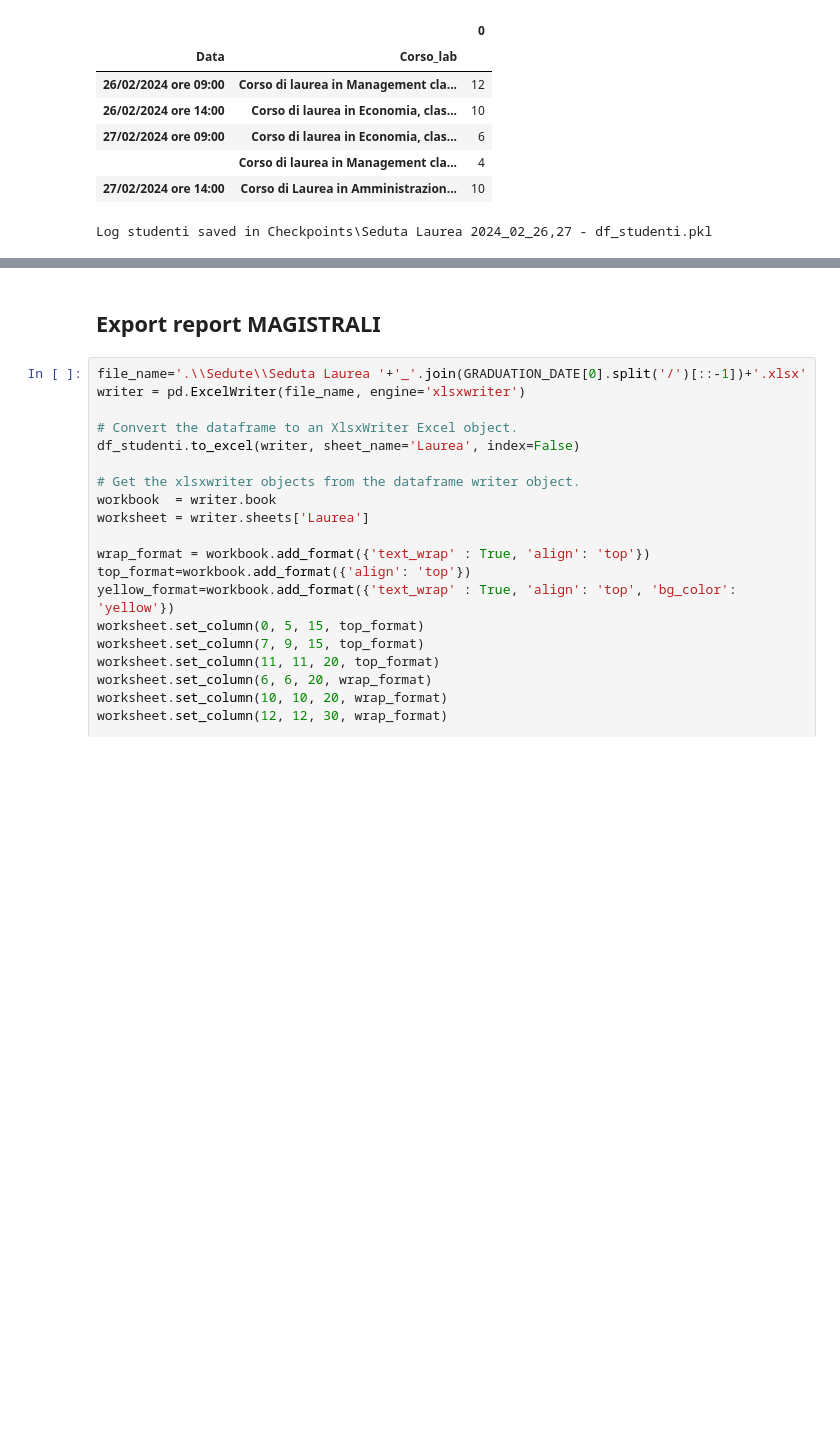
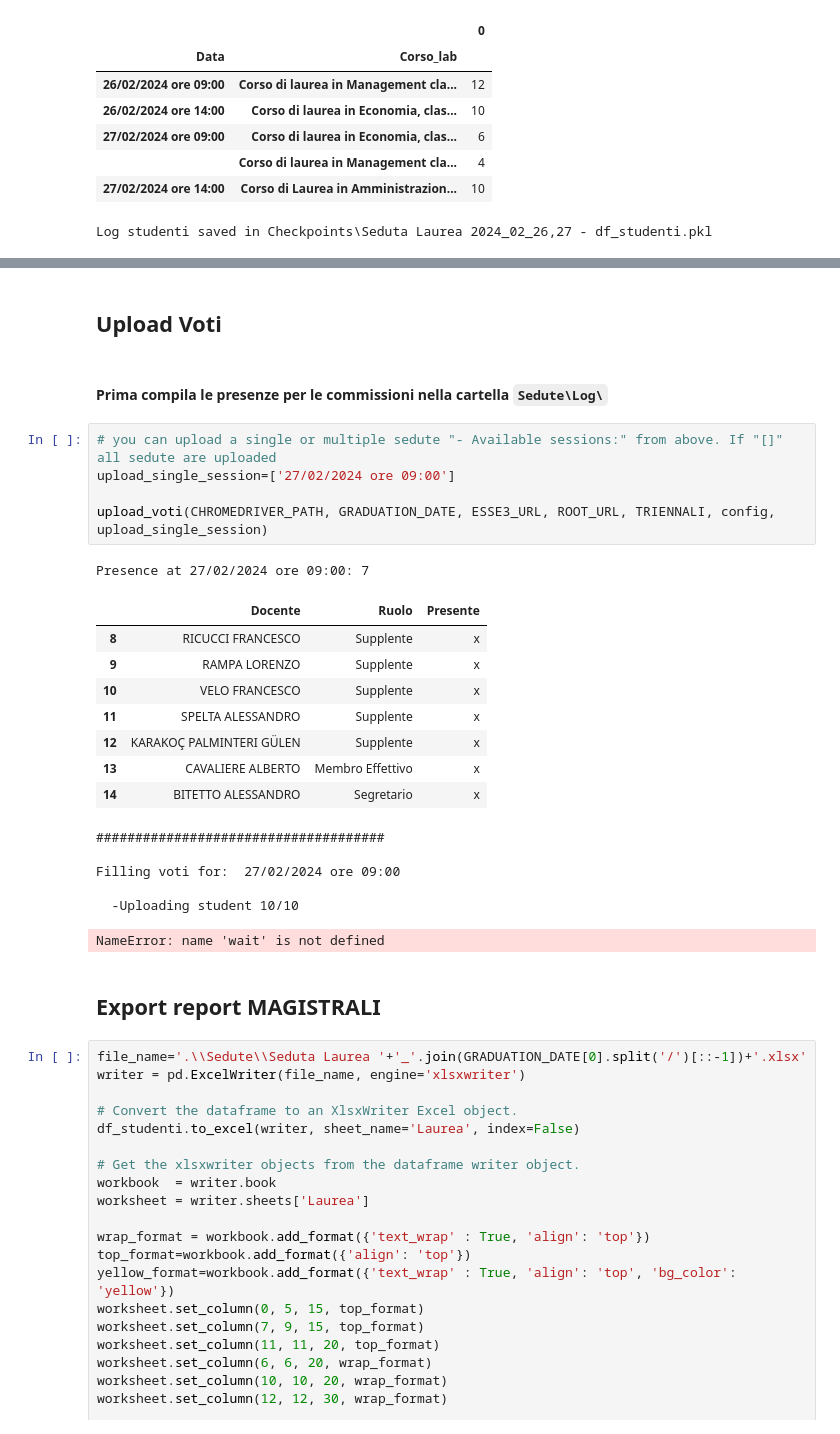
Before and after one commit to AleBitetto/Tool-sedute-laurea, a Jupyter notebook: Download lista studenti and upload voti.ipynb, the cells around one changed output, grey strips where cells are left out. Saved outputs shown, nothing was run; the diff lists cells and outputs as text; blank space fills up the shorter version.

```diff
--- a/Download lista studenti and upload voti.ipynb
+++ b/Download lista studenti and upload voti.ipynb
@@ -242,3 +217,28 @@ NameError: name 'wait' is not defined
+# %% [markdown]
+## Upload Voti
+# %% [markdown]
+#### Prima compila le presenze per le commissioni nella cartella `Sedute\Log\`
+# %%
+# you can upload a single or multiple sedute "- Available sessions:" from above. If "[]" all sedute are uploaded
+upload_single_session=['27/02/2024 ore 09:00']
+
+upload_voti(CHROMEDRIVER_PATH, GRADUATION_DATE, ESSE3_URL, ROOT_URL, TRIENNALI, config, upload_single_session)
+# %% [output]
+Presence at 27/02/2024 ore 09:00: 7
+|  | Docente | Ruolo | Presente |
+| 8 | RICUCCI FRANCESCO | Supplente | x |
+| 9 | RAMPA LORENZO | Supplente | x |
+| 10 | VELO FRANCESCO | Supplente | x |
+| 11 | SPELTA ALESSANDRO | Supplente | x |
+| 12 | KARAKOÇ PALMINTERI GÜLEN | Supplente | x |
+| 13 | CAVALIERE ALBERTO | Membro Effettivo | x |
+| 14 | BITETTO ALESSANDRO | Segretario | x |
+#####################################
+
+Filling voti for:  27/02/2024 ore 09:00
+
+  -Uploading student 10/10
+NameError: name 'wait' is not defined
 # %% [markdown]
 ## Export report MAGISTRALI
 # %%
```
Also changed, not shown: parts of 17 cells of this notebook, 1 other file.
